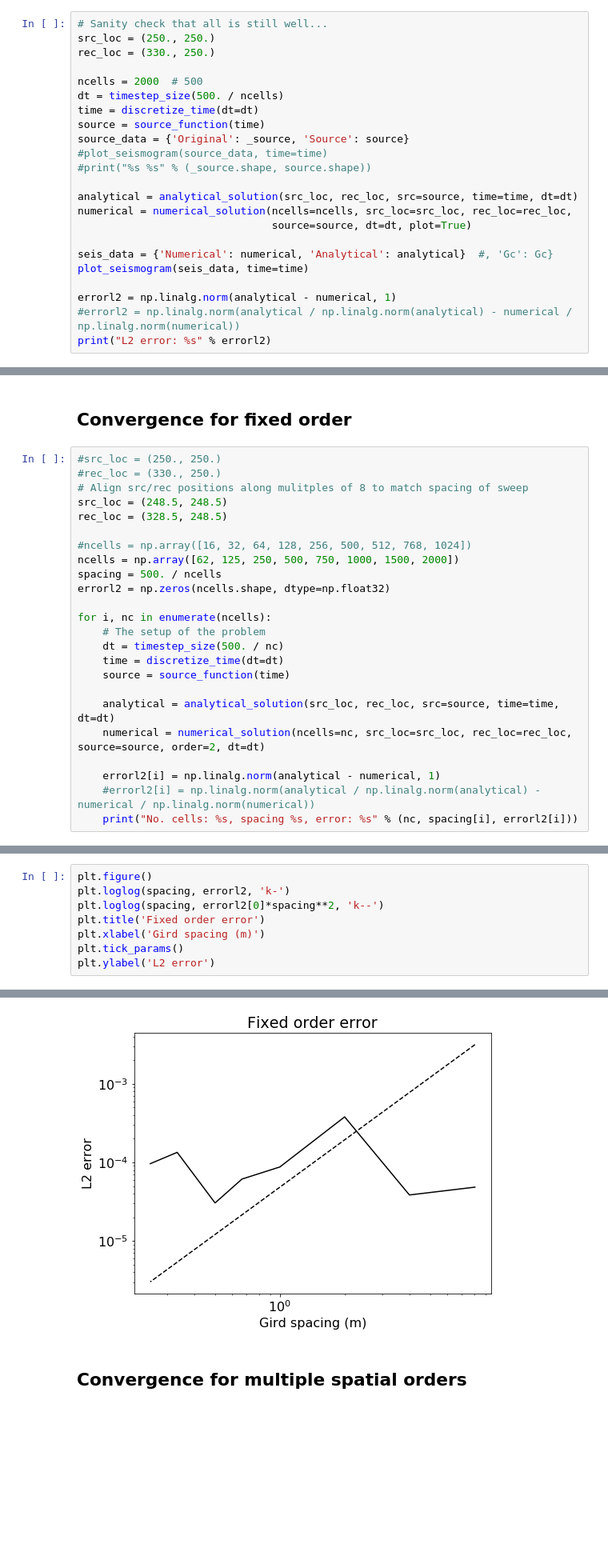
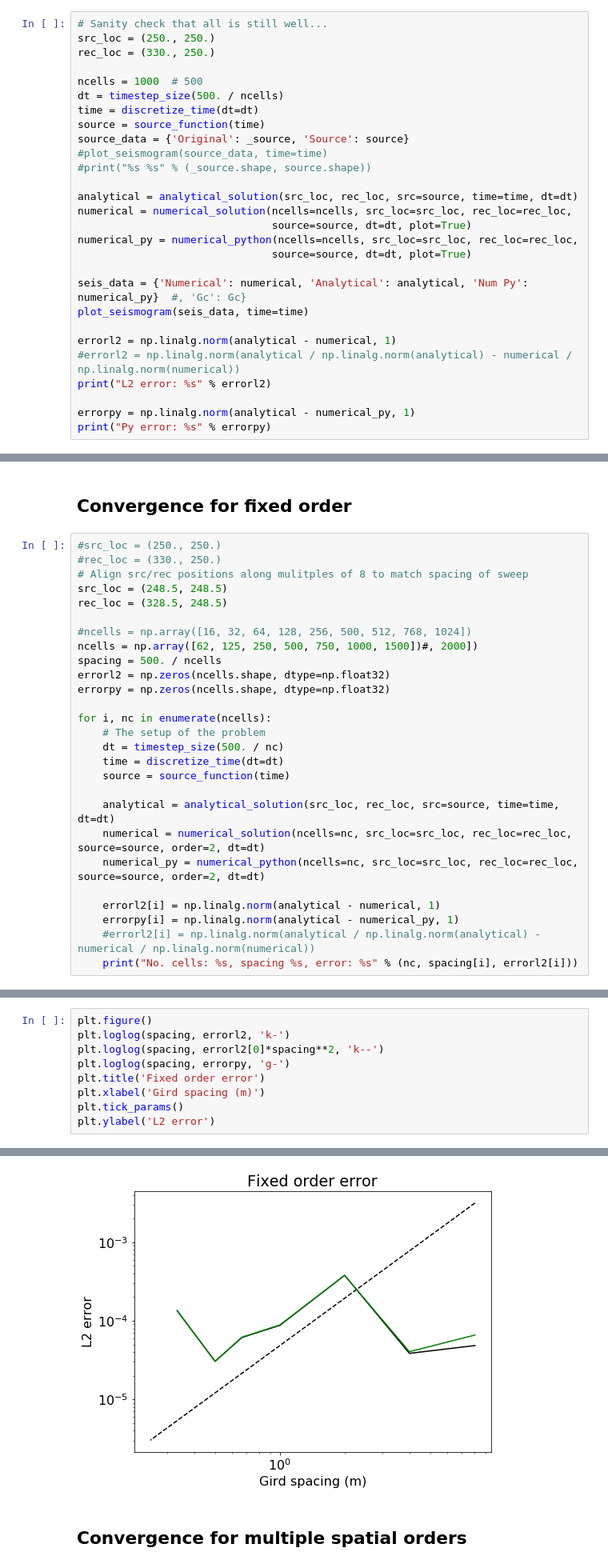
Before and after one commit to gamdow/devito, a Jupyter notebook: examples/seismic/convergence.ipynb, the cells around one changed output, grey strips where cells are left out. Shown at 80% size. Saved outputs shown, nothing was run; the diff lists cells and outputs as text; blank space fills up the shorter version.

```diff
--- a/examples/seismic/convergence.ipynb
+++ b/examples/seismic/convergence.ipynb
@@ -392,7 +456,7 @@ def numerical_solution(ncells=500, src_loc=(250., 250.), rec_loc=(330., 250.),
 src_loc = (250., 250.)
 rec_loc = (330., 250.)
 
-ncells = 2000  # 500
+ncells = 1000  # 500
 dt = timestep_size(500. / ncells)
 time = discretize_time(dt=dt)
 source = source_function(time)
@@ -403,11 +467,16 @@ source_data = {'Original': _source, 'Source': source}
 analytical = analytical_solution(src_loc, rec_loc, src=source, time=time, dt=dt)
 numerical = numerical_solution(ncells=ncells, src_loc=src_loc, rec_loc=rec_loc,
                                source=source, dt=dt, plot=True)
+numerical_py = numerical_python(ncells=ncells, src_loc=src_loc, rec_loc=rec_loc,
+                               source=source, dt=dt, plot=True)
 
-seis_data = {'Numerical': numerical, 'Analytical': analytical}  #, 'Gc': Gc}
+seis_data = {'Numerical': numerical, 'Analytical': analytical, 'Num Py': numerical_py}  #, 'Gc': Gc}
 plot_seismogram(seis_data, time=time)
 
 errorl2 = np.linalg.norm(analytical - numerical, 1)
 #errorl2 = np.linalg.norm(analytical / np.linalg.norm(analytical) - numerical / np.linalg.norm(numerical))
 print("L2 error: %s" % errorl2)
+
+errorpy = np.linalg.norm(analytical - numerical_py, 1)
+print("Py error: %s" % errorpy)
 # %% [output]
@@ -477,9 +550,10 @@ src_loc = (248.5, 248.5)
 rec_loc = (328.5, 248.5)
 
 #ncells = np.array([16, 32, 64, 128, 256, 500, 512, 768, 1024])
-ncells = np.array([62, 125, 250, 500, 750, 1000, 1500, 2000])
+ncells = np.array([62, 125, 250, 500, 750, 1000, 1500])#, 2000])
 spacing = 500. / ncells
 errorl2 = np.zeros(ncells.shape, dtype=np.float32)
+errorpy = np.zeros(ncells.shape, dtype=np.float32)
 
 for i, nc in enumerate(ncells):
     # The setup of the problem
@@ -489,8 +563,10 @@ for i, nc in enumerate(ncells):
 
     analytical = analytical_solution(src_loc, rec_loc, src=source, time=time, dt=dt)
     numerical = numerical_solution(ncells=nc, src_loc=src_loc, rec_loc=rec_loc, source=source, order=2, dt=dt)
+    numerical_py = numerical_python(ncells=nc, src_loc=src_loc, rec_loc=rec_loc, source=source, order=2, dt=dt)
 
     errorl2[i] = np.linalg.norm(analytical - numerical, 1)
+    errorpy[i] = np.linalg.norm(analytical - numerical_py, 1)
     #errorl2[i] = np.linalg.norm(analytical / np.linalg.norm(analytical) - numerical / np.linalg.norm(numerical))
     print("No. cells: %s, spacing %s, error: %s" % (nc, spacing[i], errorl2[i]))
 # %% [output]
@@ -513,14 +591,15 @@ No. cells: 2000, spacing 0.25, error: 9.63468e-05
 # %%
 plt.figure()
 plt.loglog(spacing, errorl2, 'k-')
 plt.loglog(spacing, errorl2[0]*spacing**2, 'k--')
+plt.loglog(spacing, errorpy, 'g-')
 plt.title('Fixed order error')
 plt.xlabel('Gird spacing (m)')
 plt.tick_params()
 plt.ylabel('L2 error')
 # %% [output]
 <matplotlib.text.Text at 0x...>
-[figure, old version]
+[figure, new version]
 # %% [markdown]
 ## Convergence for multiple spatial orders
 # %%
```
Also changed, not shown: parts of 3 cells of this notebook.
